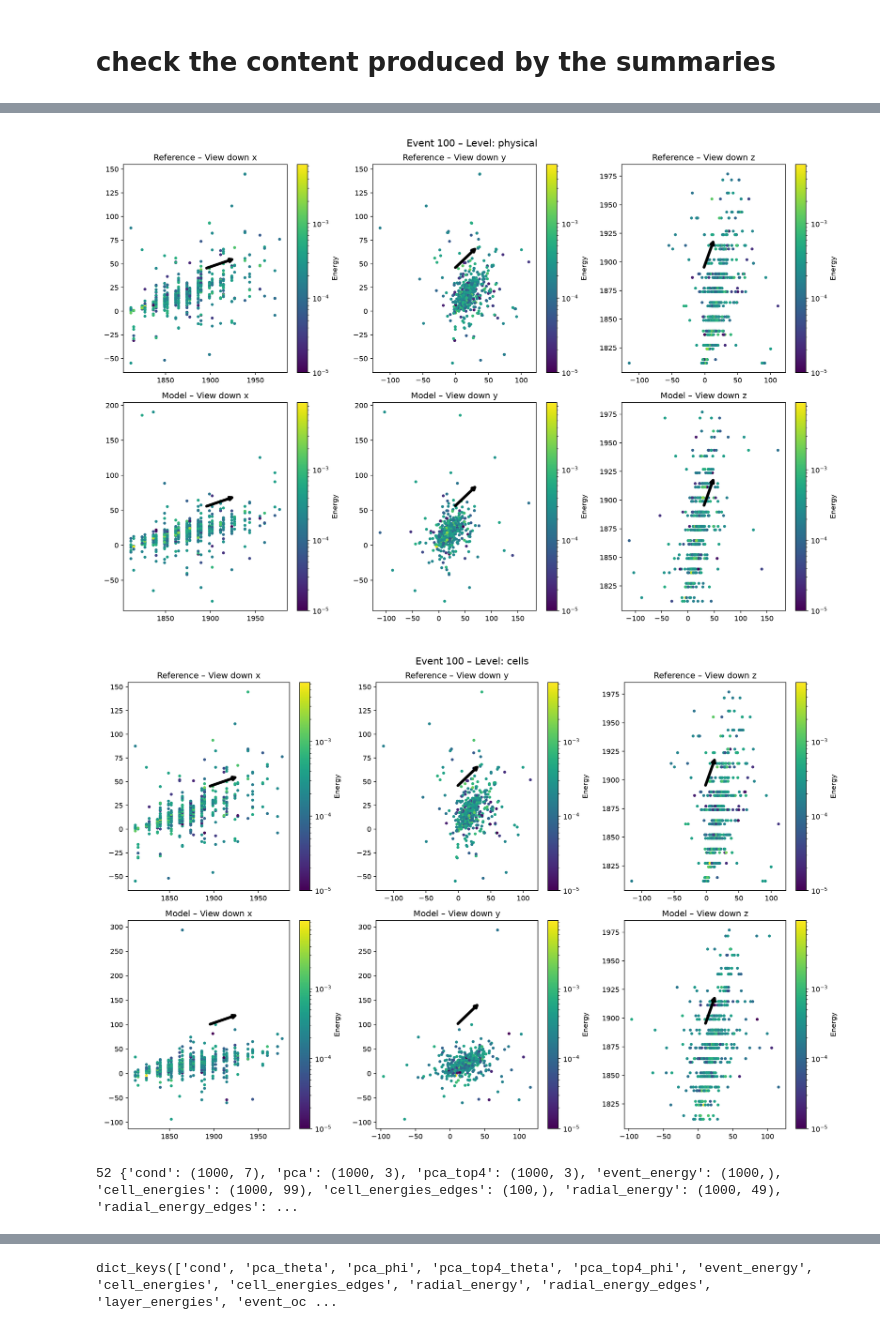
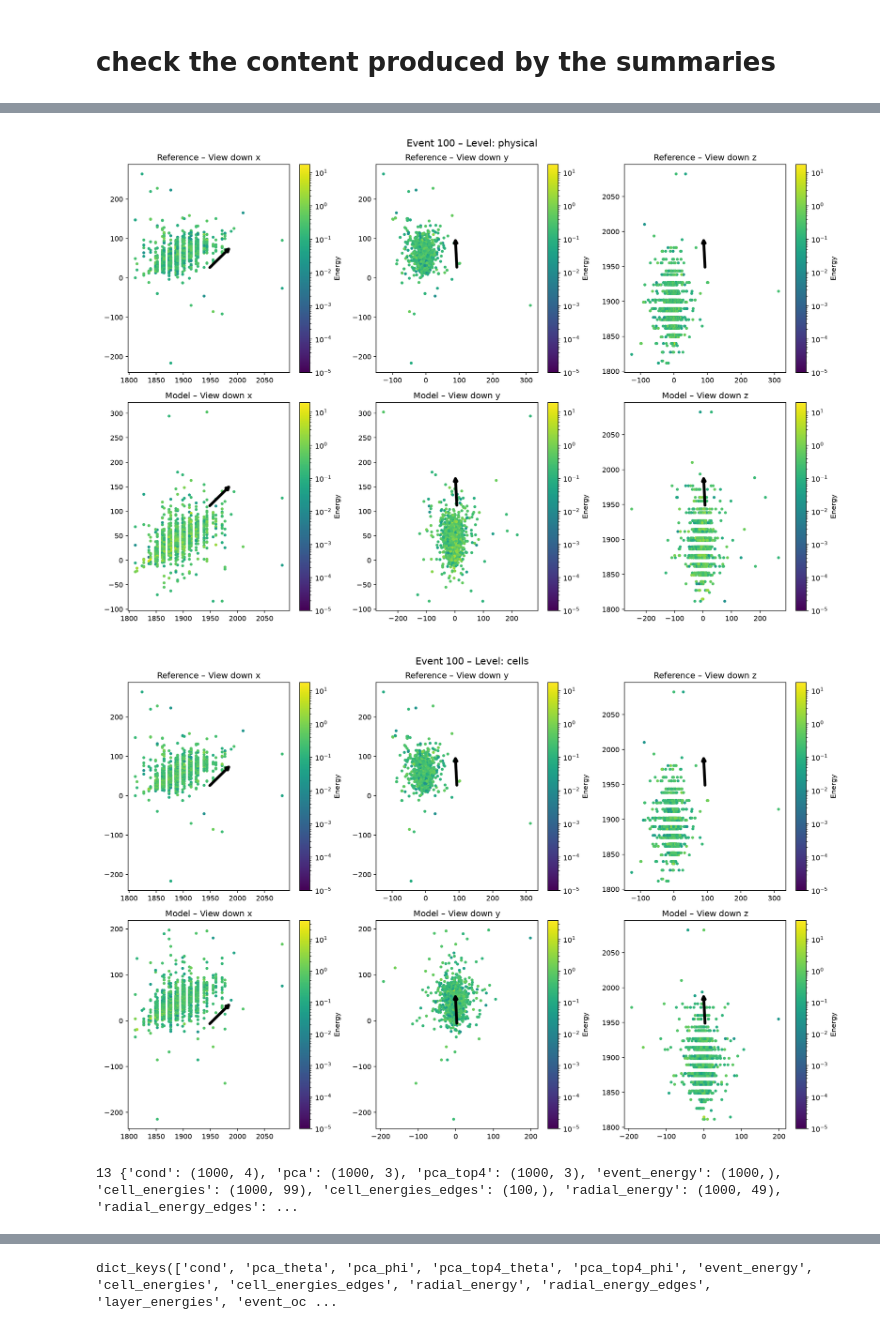
Before and after one commit to HenryDayHall/CaloCloudi, a Jupyter notebook: scripts/check_summary.ipynb, the cells around one changed output, grey strips where cells are left out. Cells and saved outputs as stored; diff of their text form; code cells hidden in the pictures.

Commit message:
minor updates to see energy corrected

```diff
--- a/scripts/check_summary.ipynb
+++ b/scripts/check_summary.ipynb
@@ -14,26 +14,28 @@ from IPython.display import Image, display
 #log_dir = "/data/dust/user/dayhallh/data/CaloClouds_diffusion/old_logs_3/2026_08_17__15_21_09/"  # geant_4
 
 # First ones that (kinda) worked
-#log_dir = "/data/dust/user/dayhallh/data/CaloClouds_diffusion/logs/2026_08_17__15_19_32"  # padded photon 1
-#log_dir = "/data/dust/user/dayhallh/data/CaloClouds_diffusion/logs/2026_08_17__19_06_34/" # Padded_All 1, training ended, not that good
+#log_dir = "/data/dust/user/dayhallh/data/CaloClouds_diffusion/old_logs_5/2026_08_17__15_19_32"  # padded photon 1, quite good, not amazing
+#log_dir = "/data/dust/user/dayhallh/data/CaloClouds_diffusion/old_logs_5/2026_08_17__19_06_34/" # Padded_All 1, training ended, not that good
 
 # Poor starting choices
 #log_dir = "/data/dust/user/dayhallh/data/CaloClouds_diffusion/old_logs_4/2026_08_18__09_27_22/" # Padded photon 2
 #log_dir = "/data/dust/user/dayhallh/data/CaloClouds_diffusion/old_logs_4/2026_08_18__09_27_42/" # Padded all 2
 
 # latest with good starting choices
-#log_dir = "/data/dust/user/dayhallh/data/CaloClouds_diffusion/logs/2026_08_18__12_06_30/" # padded photons 3
-log_dir = "/data/dust/user/dayhallh/data/CaloClouds_diffusion/logs/2026_08_18__12_06_34/" # padded all 3
+#log_dir = "/data/dust/user/dayhallh/data/CaloClouds_diffusion/logs/2026_08_18__12_06_30/" # padded photons 3, best yet
+#log_dir = "/data/dust/user/dayhallh/data/CaloClouds_diffusion/logs/2026_08_18__12_06_34/" # padded all 3, best yet
 
 # new distilled
-#log_dir = "/data/dust/user/dayhallh/data/CaloClouds_diffusion/logs/2026_08_18__17_17_55/"
+log_dir = "/data/dust/user/dayhallh/data/CaloClouds_diffusion/logs/2026_08_18__17_17_55/" # distilled from photons 3
 
+summary_suffix = "_summary.npz"
+summary_suffix = "_rescaled_energy_summary.npz"
 
 all_model_paths = glob.glob(os.path.join(log_dir, "checkpoints", "*model.pt"))
 print(f"Seen {len(all_model_paths)} models")
 model_paths = []
 for path in all_model_paths:
-    if os.path.exists(path[:-3] + "_summary.npz"):
+    if os.path.exists(path[:-3] + summary_suffix):
         model_paths.append(path)
 
 print(f"Found {len(model_paths)} with summaries")
@@ -115,5 +107,5 @@ CUDA not avaliable, using CPU
-[figure, old version]
+[figure, new version]
-[figure, old version]
+[figure, new version]
 # %%
 ref_paths = ["/data/dust/user/dayhallh/data/CaloClouds_diffusion/precalculated_reference/geant4_/pretest_Total1000_NoPick.npz",
              "/data/dust/user/dayhallh/data/CaloClouds_diffusion/precalculated_reference/Padded_photon_full_/pretest_Total1000_NoPick.npz",
@@ -130,13 +122,13 @@ else:
 
 
 
-sample_paths = [model_path.replace(".pt", "_summary.npz") for model_path in model_paths]
+sample_paths = [model_path.replace(".pt", summary_suffix) for model_path in model_paths]
 
 ref = np.load(ref_path)
 # first dimension is events
 print(len(ref.keys()), {key:ref[key].shape for key in list(ref.keys())})
 # %% [output]
-52 {'cond': (1000, 7), 'pca': (1000, 3), 'pca_top4': (1000, 3), 'event_energy': (1000,), 'cell_energies': (1000, 99), 'cell_energies_edges': (100,), 'radial_energy': (1000, 49), 'radial_energy_edges': ...
+13 {'cond': (1000, 4), 'pca': (1000, 3), 'pca_top4': (1000, 3), 'event_energy': (1000,), 'cell_energies': (1000, 99), 'cell_energies_edges': (100,), 'radial_energy': (1000, 49), 'radial_energy_edges': ...
 # %%
 
 def pca_to_angles(pca):
```
Also changed, not shown: parts of 3 cells of this notebook.
